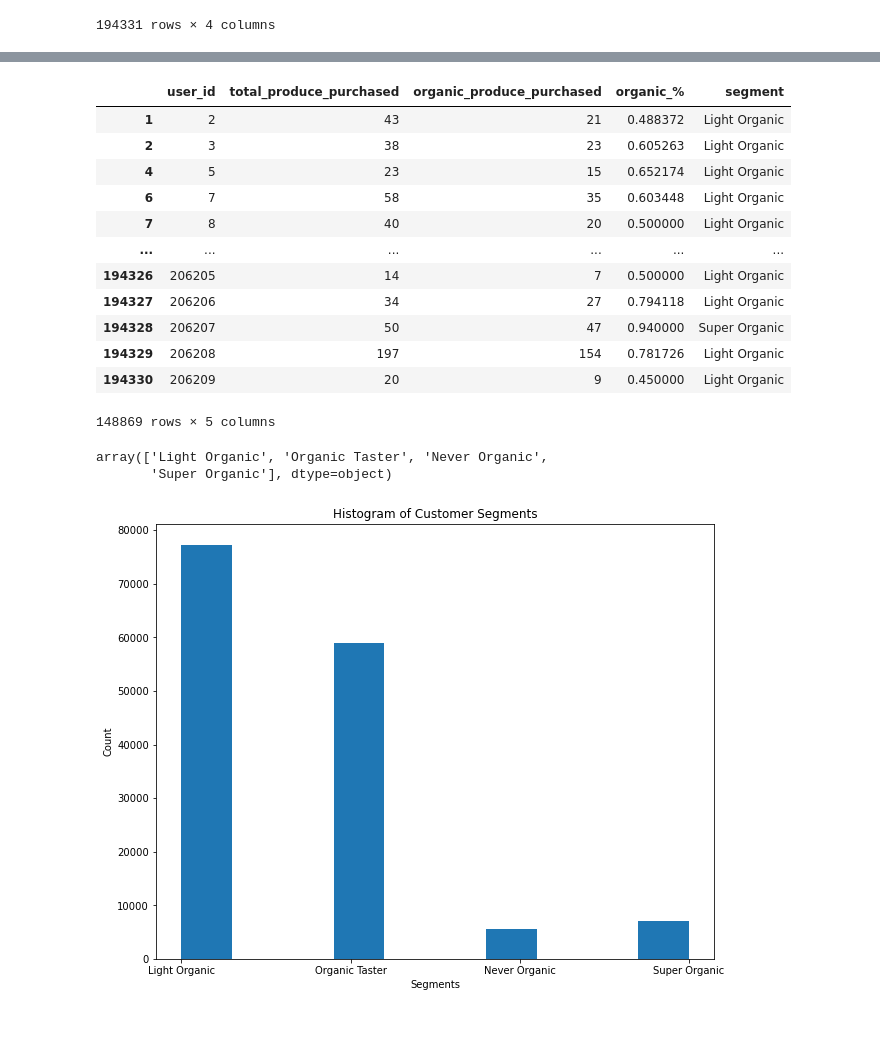
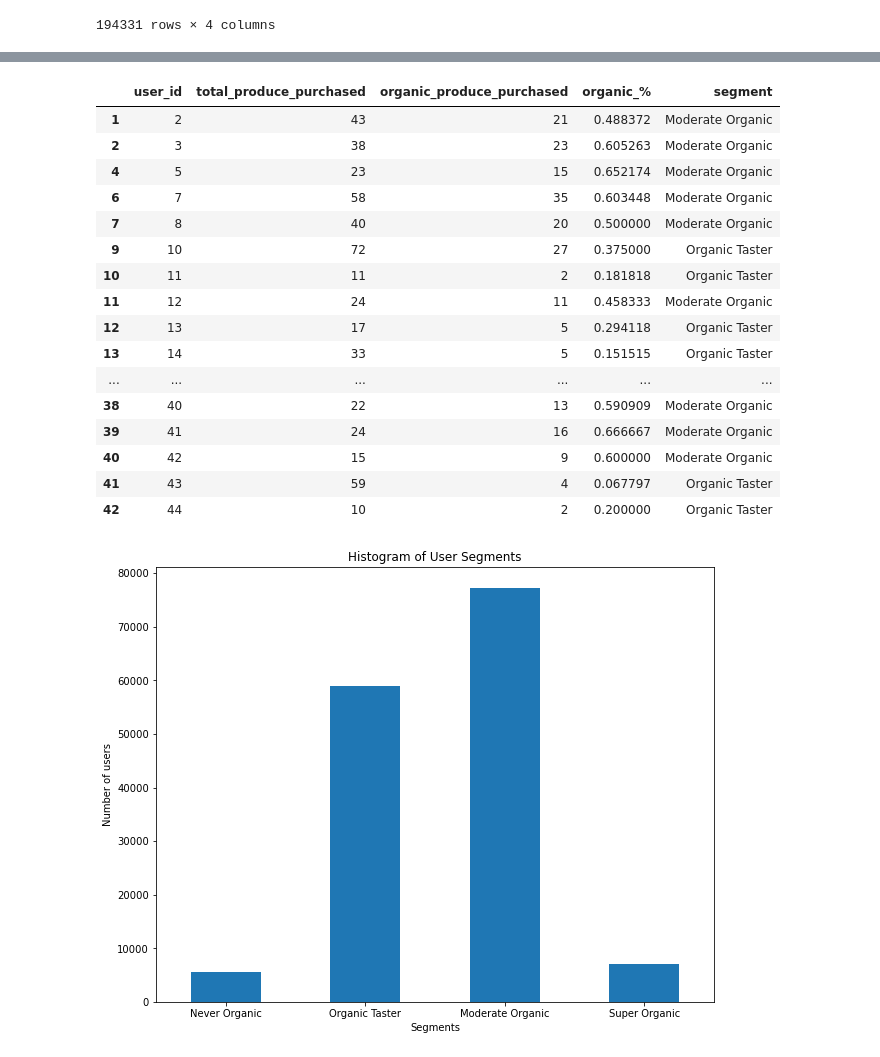
Before and after one commit to stemlock/Instacart_Market_Basket_Data_Analysis, a Jupyter notebook: segmentation_roughwork.ipynb, the cells around one changed output, grey strips where cells are left out. Drawn from its saved outputs; the diff is of its cells as text; code cells hidden in the pictures; blank space fills up the shorter version.

Commit message:
Minor updates to charts in segmentation notebook

```diff
--- a/segmentation_roughwork.ipynb
+++ b/segmentation_roughwork.ipynb
@@ -173,10 +173,10 @@ user_df
 # Create a new 'segment' column and initialize it with None
 user_df['segment'] = np.NaN
 
-# Set up the customer segments per the percentage ranges below and assign the values to the 'segment' column
+# Set up the user segments per the percentage ranges below and assign the values to the 'segment' column
 user_df.loc[user_df['organic_%'] < NEVER_ORGANIC_MAX, 'segment'] = 'Never Organic'
 user_df.loc[(user_df['organic_%'] >= NEVER_ORGANIC_MAX) & (user_df['organic_%'] < MID), 'segment'] = 'Organic Taster'
-user_df.loc[(user_df['organic_%'] >= MID) & (user_df['organic_%'] < SUPER_ORGANIC_MIN), 'segment'] = 'Light Organic'
+user_df.loc[(user_df['organic_%'] >= MID) & (user_df['organic_%'] < SUPER_ORGANIC_MIN), 'segment'] = 'Moderate Organic'
 user_df.loc[user_df['organic_%'] >= SUPER_ORGANIC_MIN, 'segment'] = 'Super Organic'
 # %%
 user_df
@@ -197,41 +197,39 @@ user_df
 # %%
 # Filter the user dataframe by removing all users with total produce purchased <10
 df_filtered = user_df[user_df['total_produce_purchased'] > 9]
-df_filtered
+df_filtered.head(30)
 # %% [output]
 |  | user_id | total_produce_purchased | organic_produce_purchased | organic_% | segment |
-| 1 | 2 | 43 | 21 | 0.488372 | Light Organic |
-| 2 | 3 | 38 | 23 | 0.605263 | Light Organic |
-| 4 | 5 | 23 | 15 | 0.652174 | Light Organic |
-| 6 | 7 | 58 | 35 | 0.603448 | Light Organic |
-| 7 | 8 | 40 | 20 | 0.500000 | Light Organic |
+| 1 | 2 | 43 | 21 | 0.488372 | Moderate Organic |
+| 2 | 3 | 38 | 23 | 0.605263 | Moderate Organic |
+| 4 | 5 | 23 | 15 | 0.652174 | Moderate Organic |
+| 6 | 7 | 58 | 35 | 0.603448 | Moderate Organic |
+| 7 | 8 | 40 | 20 | 0.500000 | Moderate Organic |
+| 9 | 10 | 72 | 27 | 0.375000 | Organic Taster |
+| 10 | 11 | 11 | 2 | 0.181818 | Organic Taster |
+| 11 | 12 | 24 | 11 | 0.458333 | Moderate Organic |
+| 12 | 13 | 17 | 5 | 0.294118 | Organic Taster |
+| 13 | 14 | 33 | 5 | 0.151515 | Organic Taster |
 | ... | ... | ... | ... | ... | ... |
-| 194326 | 206205 | 14 | 7 | 0.500000 | Light Organic |
-| 194327 | 206206 | 34 | 27 | 0.794118 | Light Organic |
-| 194328 | 206207 | 50 | 47 | 0.940000 | Super Organic |
-| 194329 | 206208 | 197 | 154 | 0.781726 | Light Organic |
-| 194330 | 206209 | 20 | 9 | 0.450000 | Light Organic |
+| 38 | 40 | 22 | 13 | 0.590909 | Moderate Organic |
+| 39 | 41 | 24 | 16 | 0.666667 | Moderate Organic |
+| 40 | 42 | 15 | 9 | 0.600000 | Moderate Organic |
+| 41 | 43 | 59 | 4 | 0.067797 | Organic Taster |
+| 42 | 44 | 10 | 2 | 0.200000 | Organic Taster |
-148869 rows × 5 columns
-# %%
-# Check the segments
-df_filtered['segment'].unique()
-# %% [output]
-array(['Light Organic', 'Organic Taster', 'Never Organic',
-       'Super Organic'], dtype=object)
 # %%
 # Plot the count of each segment
 
 plt.figure(figsize=(10,8))
+df_filtered['segment'].value_counts().reindex(['Never Organic', 'Organic Taster', 'Moderate Organic', 'Super Organic']).plot(kind="bar")
 
-plt.hist(df_filtered['segment'])
-
-plt.title('Histogram of Customer Segments')
+plt.title('Histogram of User Segments')
 plt.xlabel('Segments')
-plt.ylabel('Count')
+plt.ylabel('Number of users')
+plt.xticks(rotation='horizontal')
 
 pass
 # %% [output]
-[figure, old version]
+[figure, new version]
 # %%
 # Plot the histogram of percentage organic from 0-1
 plt.figure(figsize=(12,10))
```
Also changed, not shown: parts of 2 cells of this notebook.
